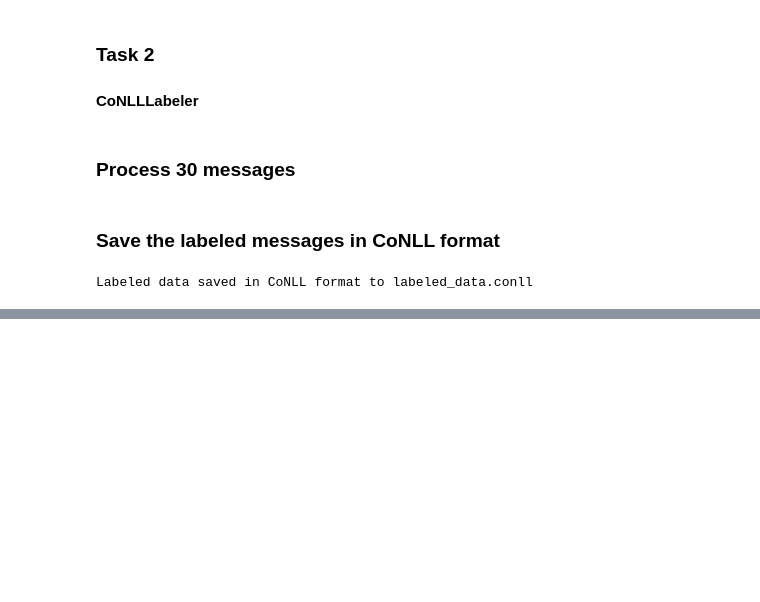
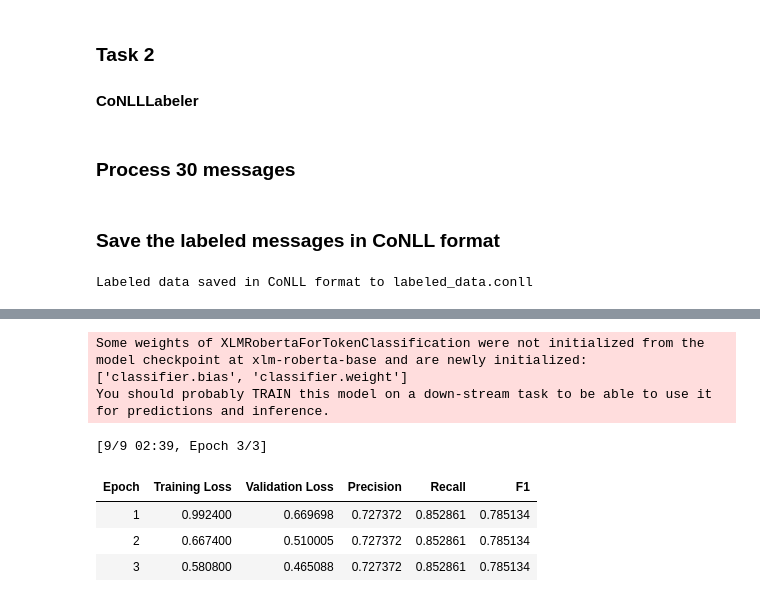
Before and after one commit to amsalugetasew/10_Academy_AI_Mastery_kifiya_Week_5, a Jupyter notebook: Notebooks/main.ipynb, the cells around one changed output, grey strips where cells are left out. Cells and saved outputs as stored; diff of their text form; code cells hidden in the pictures; blank space fills up the shorter version.

```diff
--- a/Notebooks/main.ipynb
+++ b/Notebooks/main.ipynb
@@ -597,0 +340,6 @@ shap.summary_plot(shap_values, text_data)
+# %%
+fine_tuner = NERFineTuner("xlm-roberta-base")
+tokenized_datasets = fine_tuner.prepare_data("labeled_data.conll")
+# %% [output]
+Some weights of XLMRobertaForTokenClassification were not initialized from the model checkpoint at xlm-roberta-base and are newly initialized: ['classifier.bias', 'classifier.weight']
+You should probably TRAIN this model on a down-stream task to be able to use it for predictions and inference.
@@ -597,0 +348,8 @@ shap.summary_plot(shap_values, text_data)
+# %%
+fine_tuner.train(tokenized_datasets, "./ner_model")
+# %% [output]
+[9/9 02:39, Epoch 3/3]
+| Epoch | Training Loss | Validation Loss | Precision | Recall | F1 |
+| 1 | 0.992400 | 0.669698 | 0.727372 | 0.852861 | 0.785134 |
+| 2 | 0.667400 | 0.510005 | 0.727372 | 0.852861 | 0.785134 |
+| 3 | 0.580800 | 0.465088 | 0.727372 | 0.852861 | 0.785134 |
```
Also changed, not shown: parts of 32 cells of this notebook, 5 other files.
